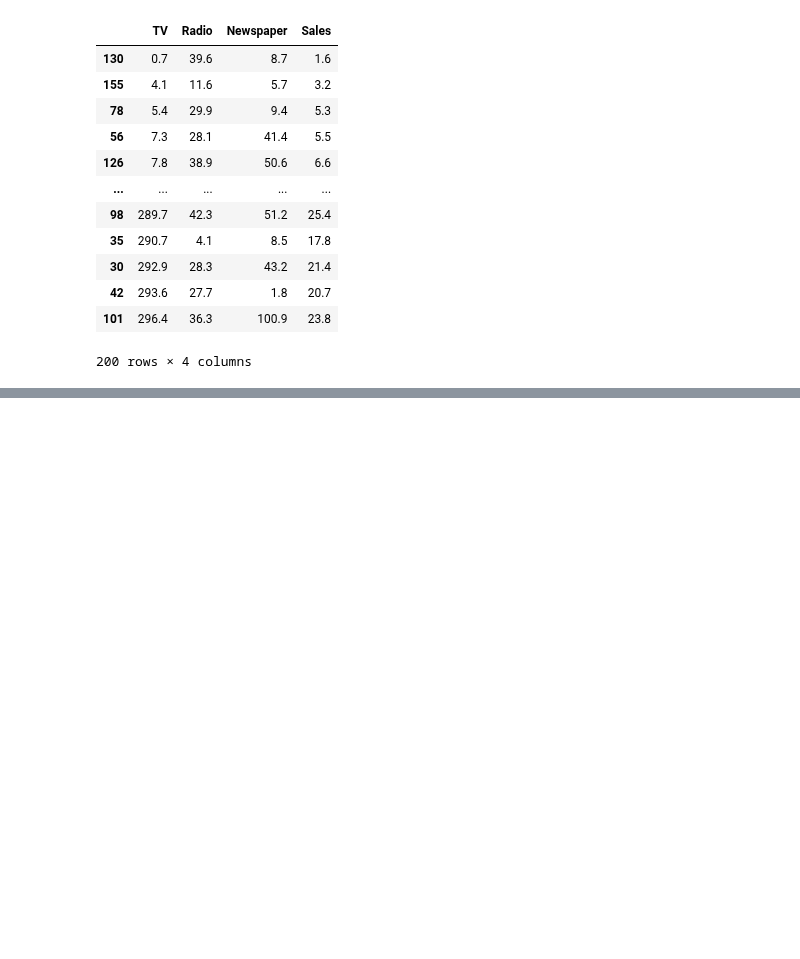
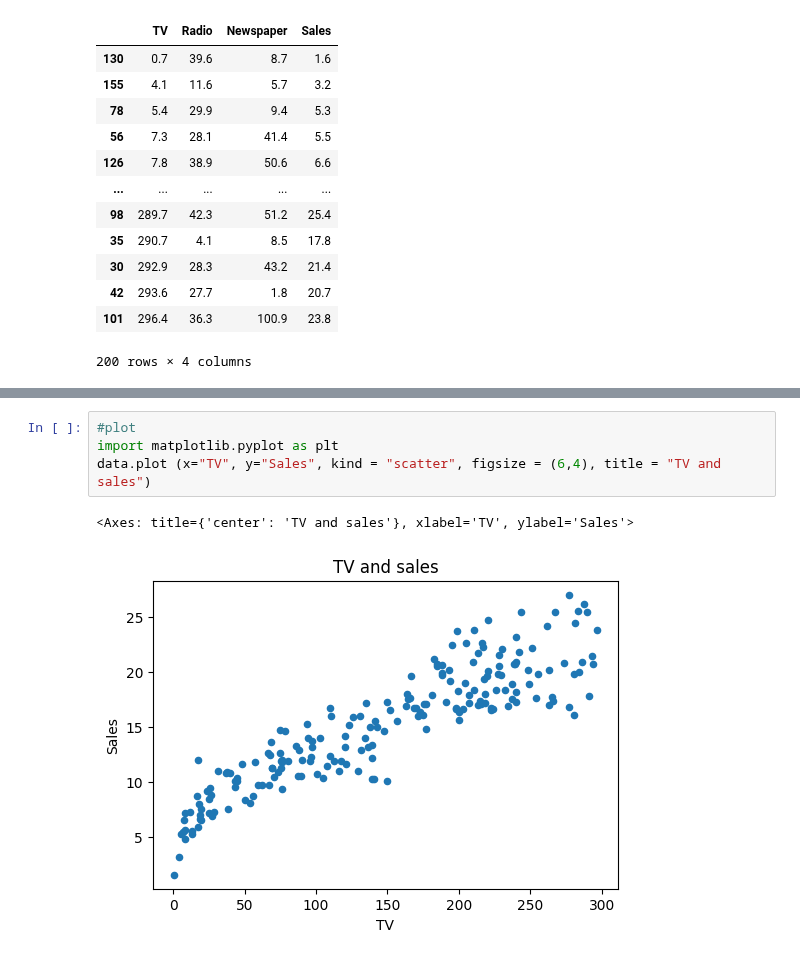
Before and after one commit to Jenniferduong20012004/JennyLearningAI, a Jupyter notebook: DataTabular.ipynb, the cells around one changed output, grey strips where cells are left out. Saved outputs shown, nothing was run; the diff lists cells and outputs as text; blank space fills up the shorter version.

```diff
--- a/DataTabular.ipynb
+++ b/DataTabular.ipynb
@@ -199,0 +227,7 @@ data.sort_values("TV")
+# %%
+#plot
+import matplotlib.pyplot as plt
+data.plot (x="TV", y="Sales", kind = "scatter", figsize = (6,4), title = "TV and sales")
+# %% [output]
+<Axes: title={'center': 'TV and sales'}, xlabel='TV', ylabel='Sales'>
+[figure, added]
```
Also changed, not shown: parts of 5 cells of this notebook.
